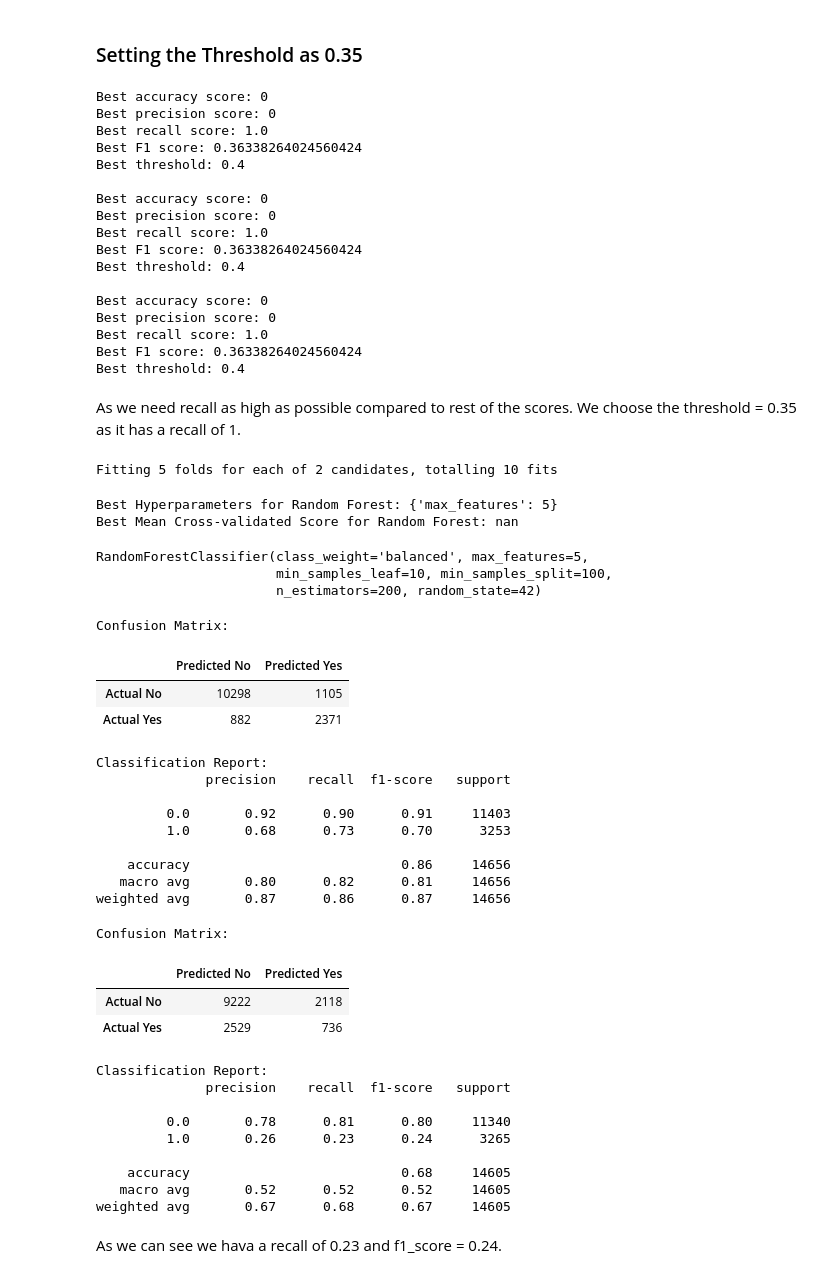
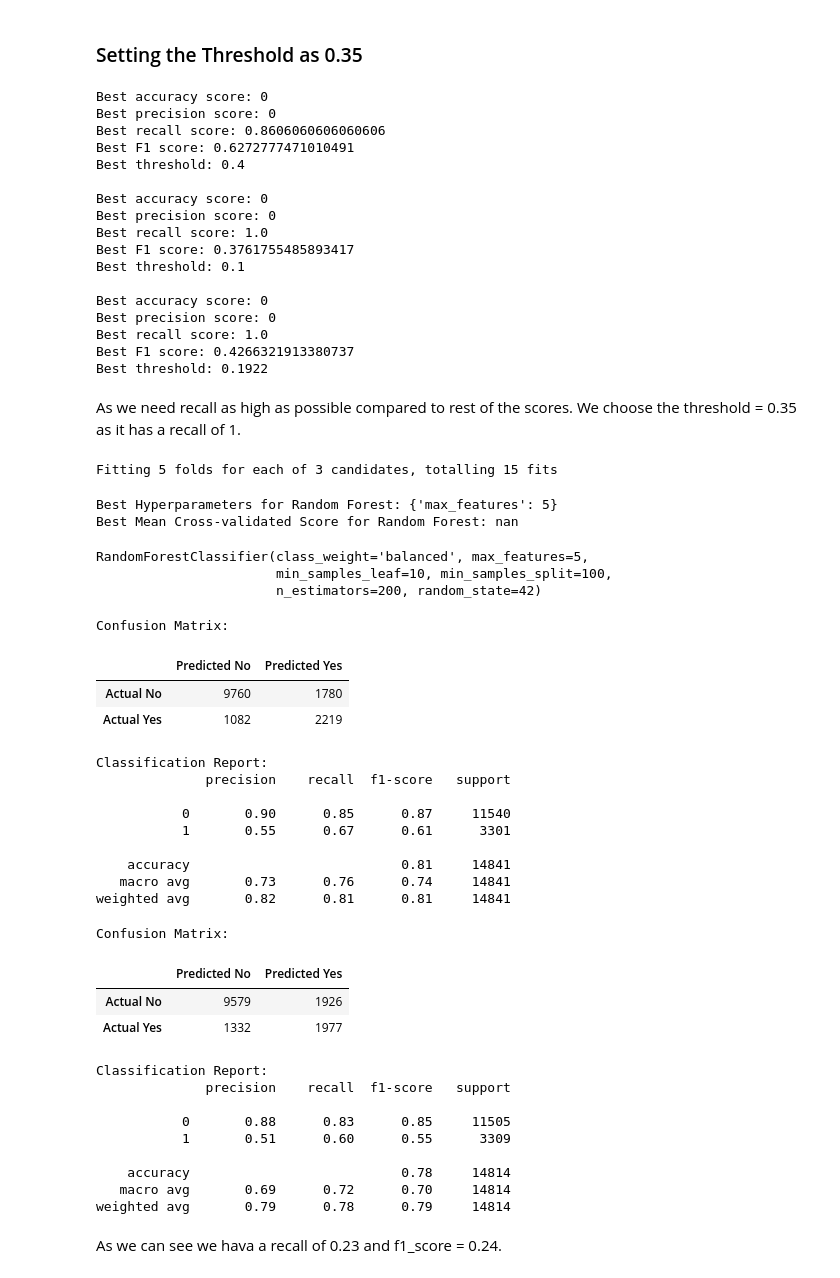
Before and after one commit to rjosh003-CS/Data-Mining-coursework, a Jupyter notebook: DM_coursework_part_2.ipynb, the cells around one changed output. Cells and saved outputs as stored; diff of their text form; code cells hidden in the pictures.

```diff
--- a/DM_coursework_part_2.ipynb
+++ b/DM_coursework_part_2.ipynb
@@ -1922,7 +1922,7 @@ def custom_scores(y_true, y_pred_proba, threshold=0.5):
 
 # Create GridSearchCV object with the specified parameter grid and cross-validation
 grid_search_rf = GridSearchCV(rf_classifier, param_grid, cv=stratified_kfold.split(train_X, train_y),
-                              scoring=custom_scores, verbose=1, n_jobs=-1,
+                              scoring=custom_scores, verbose=3, n_jobs=-1,
                               refit=True
                             )
 
@@ -1931,7 +1931,7 @@ param_grid_size = len(param_grid[list(param_grid.keys())[0]])
 
 
 # Fit the grid search to the training data
-with tqdm(total=param_grid_size, desc="Grid Search Progress") as pbar:
+with tqdm(total=param_grid_size, desc="Grid Search Progress", colour = "green") as pbar:
     grid_search_rf.fit(trainX, trainY.unstack())
     pbar.update(param_grid_size)
 # %% [output]
@@ -2044,11 +2054,11 @@ def cal_best_threshold(y_val_proba, thresholds):
 ### Setting the Threshold as 0.35
 # %%
 # Split the indices of train_y into training and validation sets
-train_indices, val_indices = train_test_split(train_y.index, test_size=0.2, random_state=42, stratify=train_y)
+train_indices, val_indices = train_test_split(trainY.index, test_size=0.2, random_state=42, stratify=trainY)
 
 # Create training and validation sets for the features and labels
-X_train, X_val = train_X.loc[train_indices], train_X.loc[val_indices]
-y_train, y_val = train_y.loc[train_indices], train_y.loc[val_indices]
+X_train, X_val = trainX.loc[train_indices], trainX.loc[val_indices]
+y_train, y_val = trainY.loc[train_indices], trainY.loc[val_indices]
 
 
 
@@ -2060,29 +2070,29 @@ thresholds = [  0.7, 0.6, 0.5, 0.4 ]
 thresholds.reverse()
 cal_best_threshold(y_val_proba, thresholds)
 
-thresholds = [ 0.5, 0.45 ,0.4, 0.36, 0.35, 0.34]
+thresholds = [ 0.5, 0.45 ,0.4, 0.36, 0.35, 0.34, 0.30, 0.2, 0.1]
 cal_best_threshold(y_val_proba, thresholds)
 
-thresholds = [0.4, 0.37, 0.36, 0.3683]
+thresholds = [0.2, 0.1922]
 cal_best_threshold(y_val_proba, thresholds)
 # %% [output]
 Best accuracy score: 0
 Best precision score: 0
-Best recall score: 1.0
-Best F1 score: 0.36338264024560424
+Best recall score: 0.8606060606060606
+Best F1 score: 0.6272777471010491
 Best threshold: 0.4
 
 Best accuracy score: 0
 Best precision score: 0
 Best recall score: 1.0
-Best F1 score: 0.36338264024560424
-Best threshold: 0.4
+Best F1 score: 0.3761755485893417
+Best threshold: 0.1
 
 Best accuracy score: 0
 Best precision score: 0
 Best recall score: 1.0
-Best F1 score: 0.36338264024560424
-Best threshold: 0.4
+Best F1 score: 0.4266321913380737
+Best threshold: 0.1922
 # %% [markdown]
 As we need recall as high as possible compared to rest of the scores. We choose the threshold = 0.35 as it has a recall of 1.
 # %%
@@ -2096,7 +2106,7 @@ default_params = {
 
 # Define the values to vary for max_features
 param_grid = {
-    'max_features': [5, 11],  # Example values for max_features
+    'max_features': [5, 11, 16],  # Example values for max_features
 }
 
 # Create a Random Forest classifier with default hyperparameters
@@ -2125,7 +2135,7 @@ param_grid_size = len(param_grid[list(param_grid.keys())[0]])
 
 # Fit the grid search to the training data
 with tqdm(total=param_grid_size, desc="Grid Search Progress") as pbar:
-    grid_search_rf.fit(train_X, train_y.unstack())
+    grid_search_rf.fit(trainX, trainY.unstack())
     pbar.update(param_grid_size)
 
 
@@ -2136,7 +2146,7 @@ best_score_rf1 = grid_search_rf.best_score_
 print("Best Hyperparameters for Random Forest:", best_params_rf1)
 print("Best Mean Cross-validated Score for Random Forest:", best_score_rf1)
 # %% [output]
-Fitting 5 folds for each of 2 candidates, totalling 10 fits
+Fitting 5 folds for each of 3 candidates, totalling 15 fits
 Best Hyperparameters for Random Forest: {'max_features': 5}
 Best Mean Cross-validated Score for Random Forest: nan
 # %%
@@ -2149,42 +2159,40 @@ RandomForestClassifier(class_weight='balanced', max_features=5,
 # %%
 from sklearn.metrics import confusion_matrix, classification_report
 
 # Predict on the training set
-y_pred_rf = best_rf.predict(train_X)
+y_pred_rf = best_rf.predict(trainX)
 
 # Compute the confusion matrix
-cm = confusion_matrix(train_y, y_pred_rf)
+cm = confusion_matrix(trainY, y_pred_rf)
 confusion_df = pd.DataFrame(cm, columns=["Predicted No", "Predicted Yes"], index=["Actual No", "Actual Yes"])
 
 # Display the confusion matrix
 print("Confusion Matrix:")
 display(confusion_df)
 
 # Print classification report for additional metrics
 print("\nClassification Report:")
-print(classification_report(train_y, y_pred_rf))
+print(classification_report(trainY, y_pred_rf))
 # %% [output]
 Confusion Matrix:
 |  | Predicted No | Predicted Yes |
-| Actual No | 10298 | 1105 |
-| Actual Yes | 882 | 2371 |
+| Actual No | 9760 | 1780 |
+| Actual Yes | 1082 | 2219 |
 Classification Report:
               precision    recall  f1-score   support
 
-         0.0       0.92      0.90      0.91     11403
-         1.0       0.68      0.73      0.70      3253
+           0       0.90      0.85      0.87     11540
+           1       0.55      0.67      0.61      3301
 
-    accuracy                           0.86     14656
-   macro avg       0.80      0.82      0.81     14656
-weighted avg       0.87      0.86      0.87     14656
+    accuracy                           0.81     14841
+   macro avg       0.73      0.76      0.74     14841
+weighted avg       0.82      0.81      0.81     14841
 # %%
-from sklearn.metrics import confusion_matrix, classification_report
-
 # Predict on the training set
-y_pred_rf = best_rf1.predict(test_X)
+y_pred_rf = best_rf1.predict(testX)
 
 # Compute the confusion matrix
-cm = confusion_matrix(test_y, y_pred_rf)
+cm = confusion_matrix(testY, y_pred_rf)
 confusion_df = pd.DataFrame(cm, columns=["Predicted No", "Predicted Yes"], index=["Actual No", "Actual Yes"])
 
 # Display the confusion matrix
@@ -2193,21 +2201,21 @@ display(confusion_df)
 
 # Print classification report for additional metrics
 print("\nClassification Report:")
-print(classification_report(test_y, y_pred_rf))
+print(classification_report(testY, y_pred_rf))
 # %% [output]
 Confusion Matrix:
 |  | Predicted No | Predicted Yes |
-| Actual No | 9222 | 2118 |
-| Actual Yes | 2529 | 736 |
+| Actual No | 9579 | 1926 |
+| Actual Yes | 1332 | 1977 |
 Classification Report:
               precision    recall  f1-score   support
 
-         0.0       0.78      0.81      0.80     11340
-         1.0       0.26      0.23      0.24      3265
+           0       0.88      0.83      0.85     11505
+           1       0.51      0.60      0.55      3309
 
-    accuracy                           0.68     14605
-   macro avg       0.52      0.52      0.52     14605
-weighted avg       0.67      0.68      0.67     14605
+    accuracy                           0.78     14814
+   macro avg       0.69      0.72      0.70     14814
+weighted avg       0.79      0.78      0.79     14814
 # %% [markdown]
 As we can see we hava a recall of 0.23 and f1_score = 0.24.
 # %% [markdown]
```
Also changed, not shown: parts of 7 cells of this notebook.
